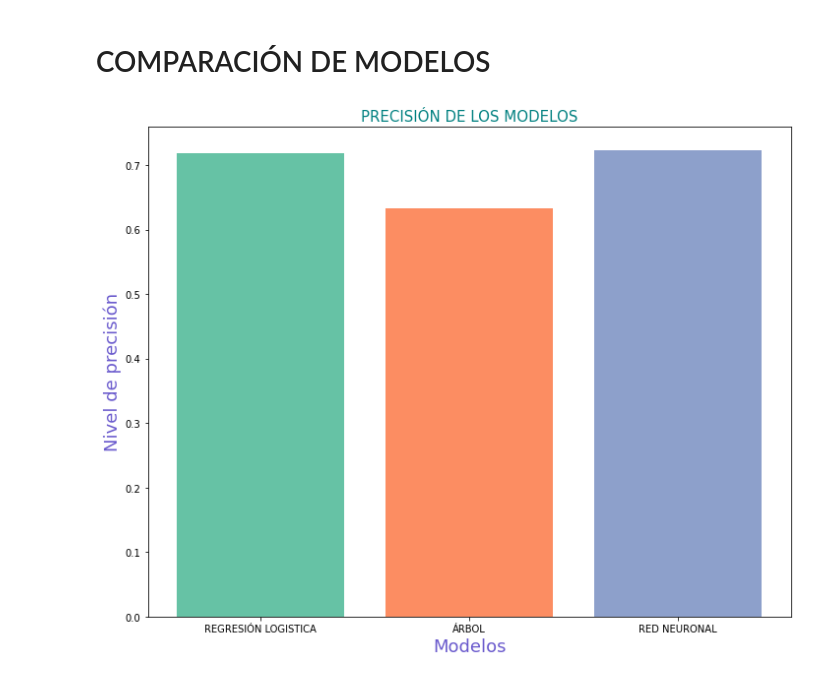
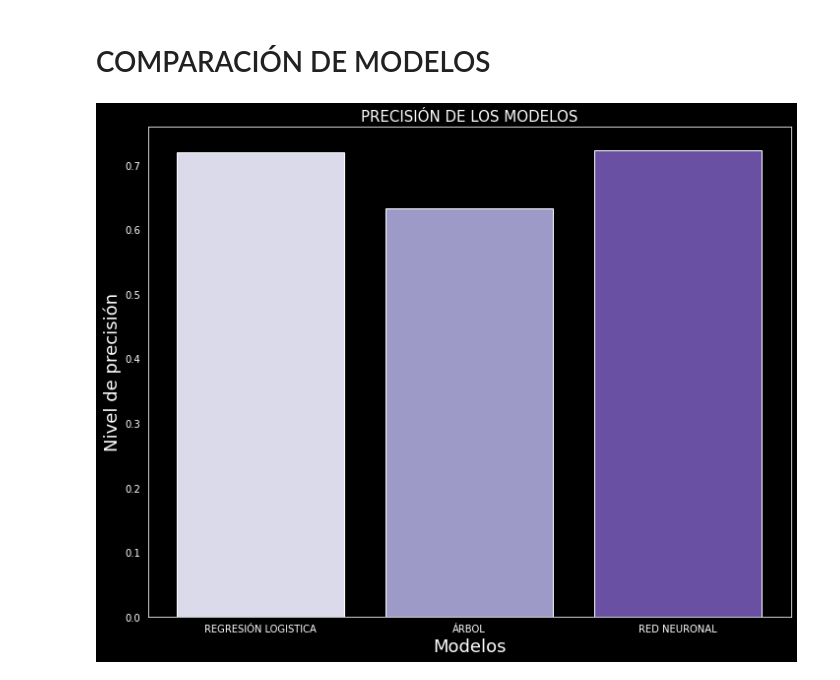
Before and after one commit to angyf/Proyecto_Final, a Jupyter notebook: modelos_finales.ipynb, the cells around one changed output. Drawn from its saved outputs; the diff is of its cells as text; code cells hidden in the pictures.

```diff
--- a/modelos_finales.ipynb
+++ b/modelos_finales.ipynb
@@ -112,20 +112,15 @@ Se realizo la creación de 4 modelos,:
 red_neuronal = Sequential()
 #Agregamos capas, imput_dim es el numero de inputs que recibe cada capa, solo se
 #le agrega a la primera pues conocemos el numero de variables con las que iniciamos
-red_neuronal.add(Dense(27, input_dim=9, activation="relu"))
-red_neuronal.add(Dense(16, activation="relu"))
-red_neuronal.add(Dense(8, activation="relu"))
-red_neuronal.add(Dense(10, activation="relu"))
-red_neuronal.add(Dense(15, activation="relu"))
-red_neuronal.add(Dense(18, activation="relu"))
+red_neuronal.add(Dense(17, input_dim=9, activation="relu"))
 red_neuronal.add(Dense(5, activation="relu"))
-red_neuronal.add(Dense(7, activation="relu"))
-red_neuronal.add(Dense(2, activation="relu"))
-red_neuronal.add(Dense(5, activation="relu"))
+red_neuronal.add(Dense(14, activation="relu"))
+red_neuronal.add(Dense(3, activation="relu"))
+red_neuronal.add(Dense(9, activation="relu"))
 #La ultima función de activación es sigmoide debido a que el resultado esperado es
 #una variable binaria
 red_neuronal.add(Dense(1, activation="sigmoid"))
 # Compilar
 red_neuronal.compile(loss="binary_crossentropy", optimizer="adam", metrics=["accuracy"])
 #Entrenamos el modelo
-red_neuronal.fit(X_train,y_train, epochs=130, batch_size= 28)
+red_neuronal.fit(X_train,y_train, epochs=150, batch_size= 28)
@@ -405,36 +516,40 @@ MAE:   0.37569073890913635
 # %%
 #COMPARAMOS LA PRECISION DE NUESTROS MODELOS A TRAVÉS DE UN GRÁFICO
 
 # Creamos la lista de los modelos
 models = [reg,arbol]
 
 # inicia variables vacía para el loop
 train_accuracy = []
 test_accuracy = []
 
 # Genera el calulo de tu medida a elegir
 
 for i in models:
     y_pred_test = i.predict(X_valid)
     accuracy_test = accuracy_score(y_valid,y_pred_test)
     test_accuracy.append(accuracy_test)
 
 # Debido a que la predicción de la red se realiza con ayuda de la función predict_classes
 # se agrega la precisión de manera individual
 
 test_accuracy.append(acc_red/100)
 
+#Definimos un estilo oscuro para nuestros gráficos
+sns.set_style("dark")
+plt.style.use("dark_background")
+
 # Grafica el accuracy
-colors=sns.color_palette("Set2",3)
+colors=sns.color_palette("Purples",3)
 plt.figure(figsize=(10,8))
 plt.bar([ 'REGRESIÓN LOGISTICA', 'ÁRBOL','RED NEURONAL'], test_accuracy,color=colors)
-plt.title('PRECISIÓN DE LOS MODELOS', fontsize=15, color='teal')
-plt.xlabel('Modelos', fontsize=18, color='slateblue')
-plt.ylabel('Nivel de precisión', fontsize=18, color='slateblue')
+plt.title('PRECISIÓN DE LOS MODELOS', fontsize=15, color='w')
+plt.xlabel('Modelos', fontsize=18, color='w')
+plt.ylabel('Nivel de precisión', fontsize=18, color='w')
 plt.tight_layout()
 plt.show()
 # %% [output]
-[figure, old version]
+[figure, new version]
 # %%
 #COMPARAMOS LA SENSIBILIDAD DE NUESTROS MODELOS A TRAVÉS DE UN GRÁFICO
 
```
Also changed, not shown: parts of 7 cells of this notebook.
